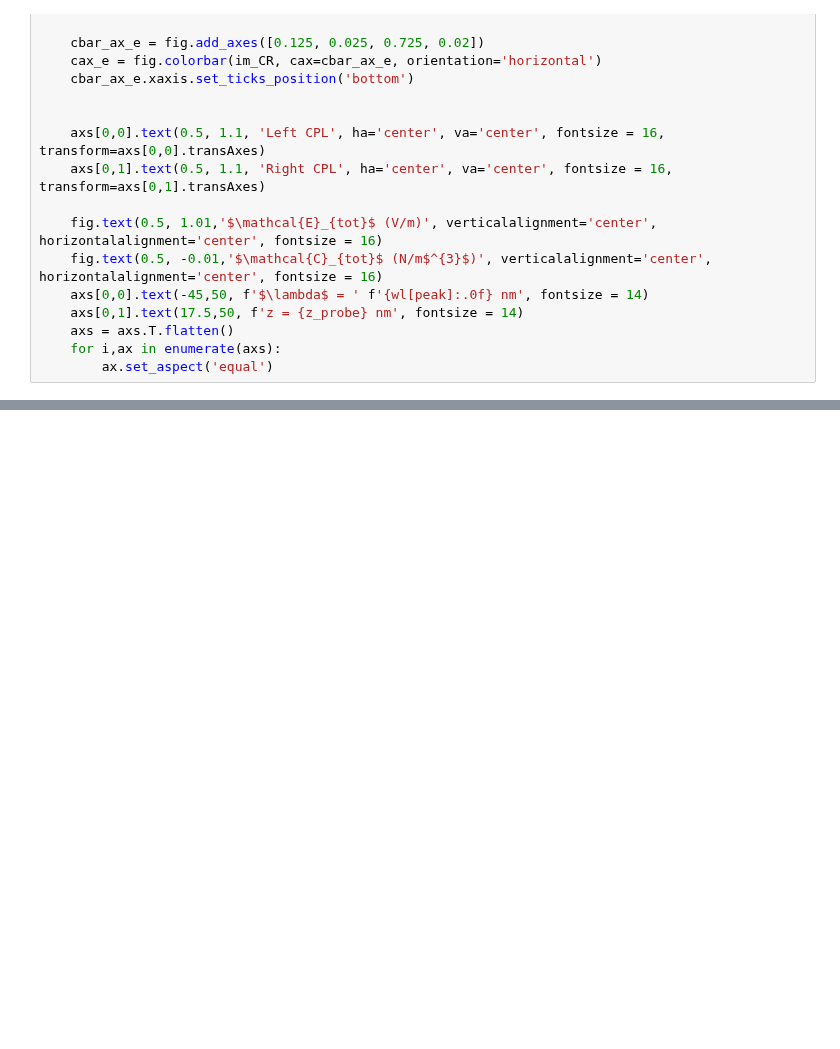
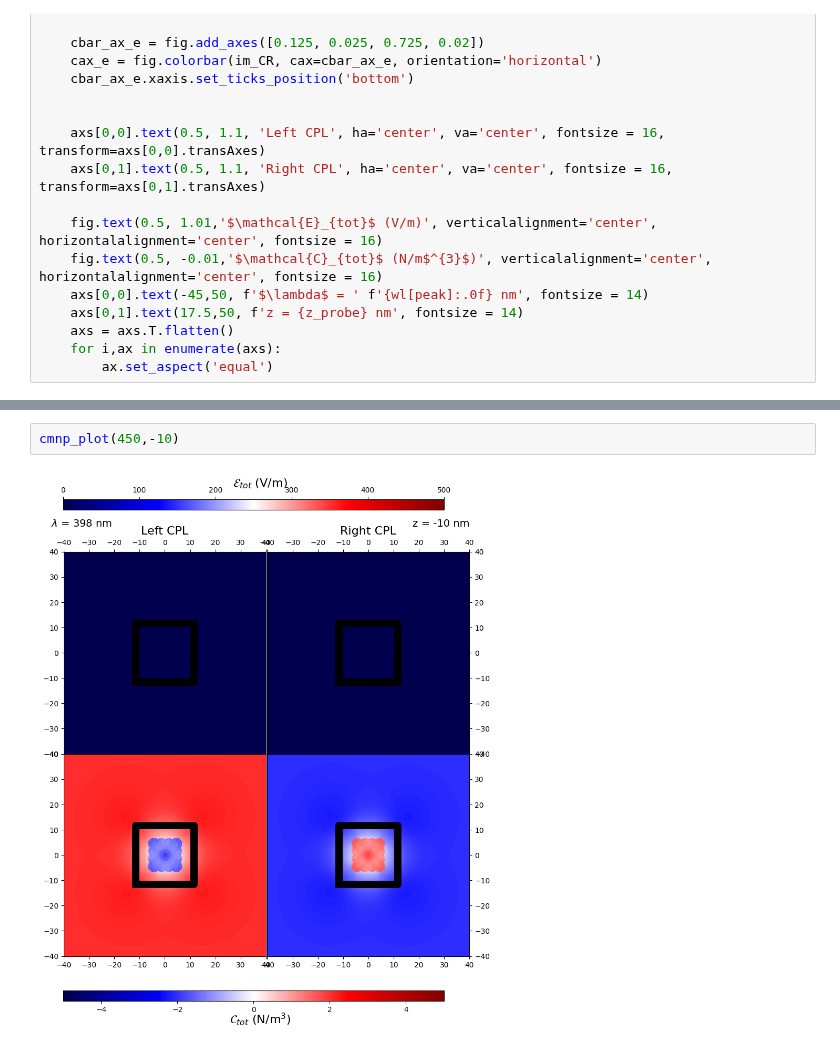
Before and after one commit to JonesRobM/CMNPs, a Jupyter notebook: 17_03_2025-CPL_GDM.ipynb, the cells around one changed output, grey strips where cells are left out. Drawn from its saved outputs; the diff is of its cells as text; blank space fills up the shorter version.

```diff
--- a/17_03_2025-CPL_GDM.ipynb
+++ b/17_03_2025-CPL_GDM.ipynb
@@ -157,0 +164,4 @@ cmnp_plot(wl[peaks][2],0)
+# %%
+cmnp_plot(450,-10)
+# %% [output]
+[figure, added]
```
Also changed, not shown: parts of 3 cells of this notebook, 3 other files.
